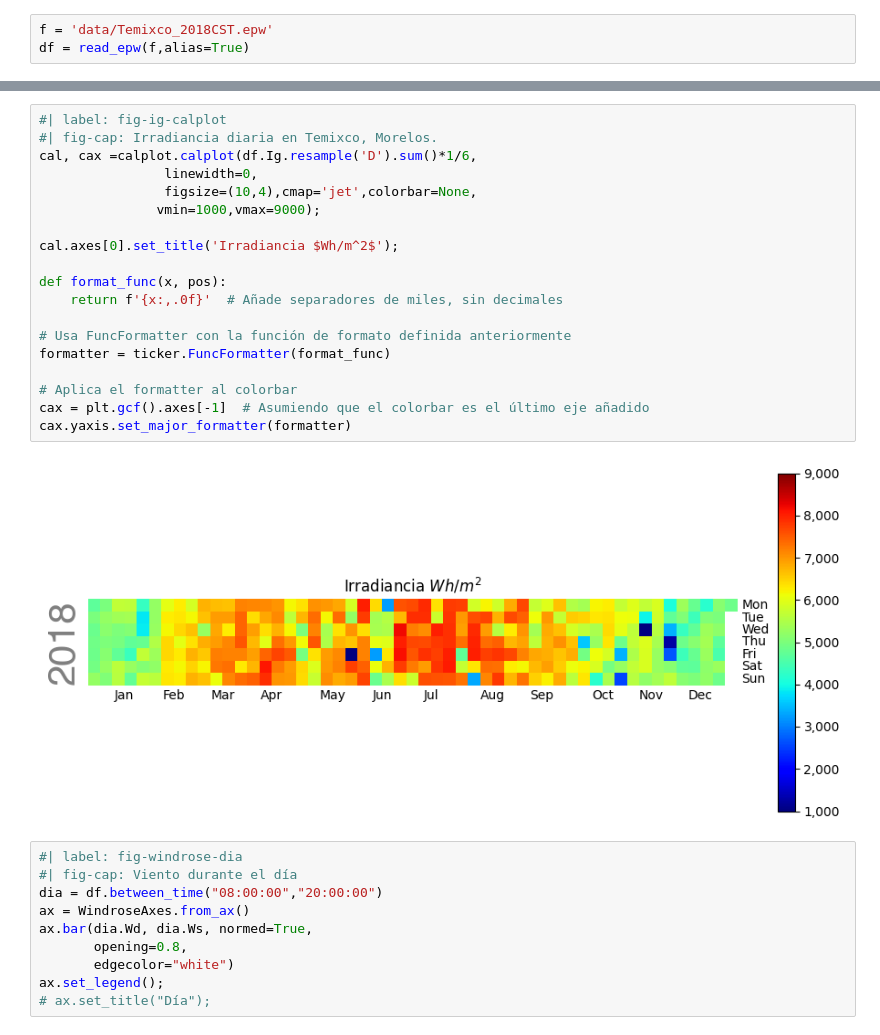
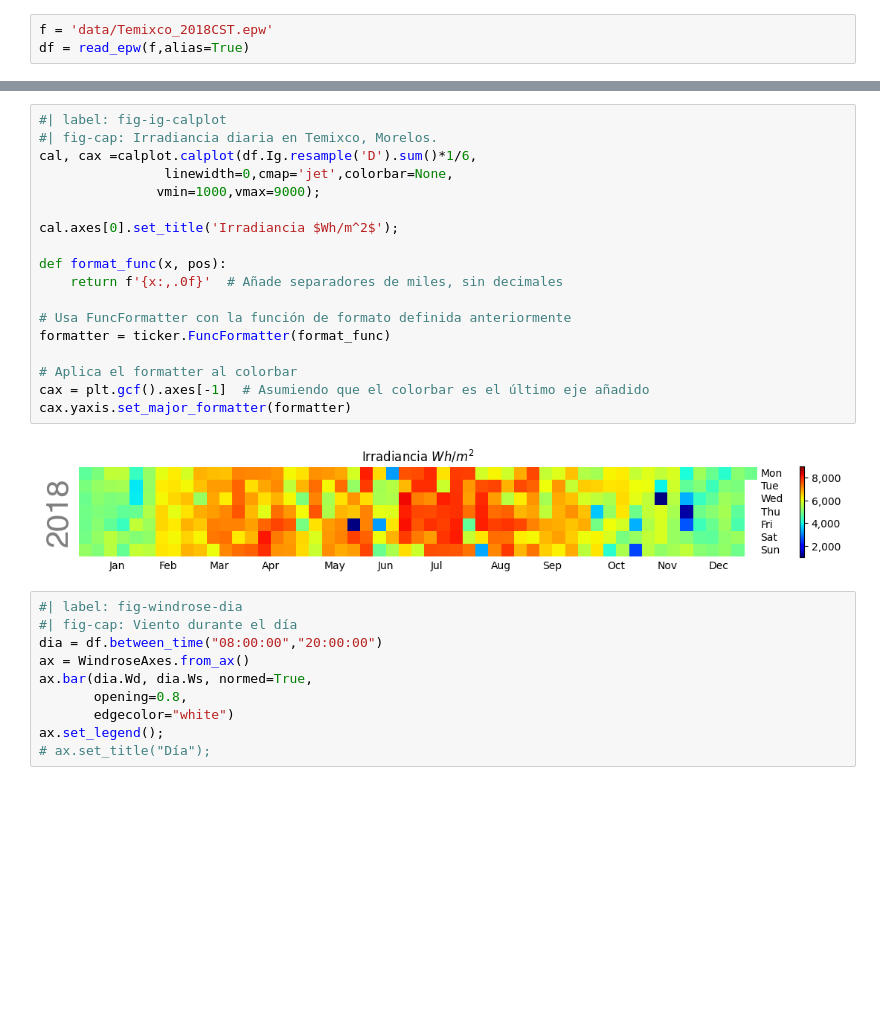
Before and after one commit to AltamarMx/seminars, a Jupyter notebook: 2024/icf_estudiantes/002_temixco_calplot.ipynb, the cells around one changed output, grey strips where cells are left out. Saved outputs shown, nothing was run; the diff lists cells and outputs as text; blank space fills up the shorter version.

```diff
--- a/2024/icf_estudiantes/002_temixco_calplot.ipynb
+++ b/2024/icf_estudiantes/002_temixco_calplot.ipynb
@@ -23,24 +30,23 @@ calplot.calplot(df.To.resample('D').max(),
 # %%
 #| label: fig-ig-calplot
 #| fig-cap: Irradiancia diaria en Temixco, Morelos.
 cal, cax =calplot.calplot(df.Ig.resample('D').sum()*1/6,
-                linewidth=0,
-                figsize=(10,4),cmap='jet',colorbar=None,
+                linewidth=0,cmap='jet',colorbar=None,
                vmin=1000,vmax=9000);
 
 cal.axes[0].set_title('Irradiancia $Wh/m^2$');
 
 def format_func(x, pos):
     return f'{x:,.0f}'  # Añade separadores de miles, sin decimales
 
 # Usa FuncFormatter con la función de formato definida anteriormente
 formatter = ticker.FuncFormatter(format_func)
 
 # Aplica el formatter al colorbar
 cax = plt.gcf().axes[-1]  # Asumiendo que el colorbar es el último eje añadido
 cax.yaxis.set_major_formatter(formatter)
 # %% [output]
-[figure, old version]
+[figure, new version]
 # %%
 #| label: fig-windrose-dia
 #| fig-cap: Viento durante el día
```
Also changed, not shown: parts of 2 cells of this notebook, 24 other files.
